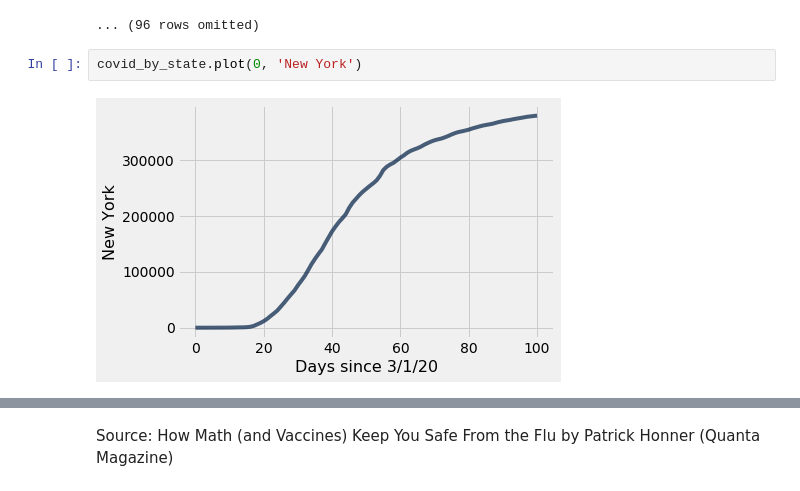
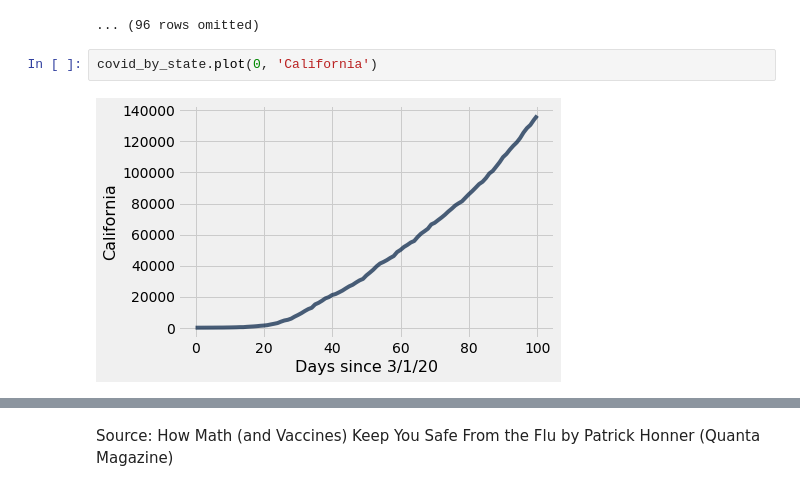
Before and after one commit to ds-modules/BUDS-SU21-Dev, a Jupyter notebook: Project_1/Project_1.ipynb, the cells around one changed output, grey strips where cells are left out. Drawn from its saved outputs; the diff is of its cells as text.

```diff
--- a/Project_1/Project_1.ipynb
+++ b/Project_1/Project_1.ipynb
@@ -262,6 +389,6 @@ covid_by_state.show(5)
 | 4 | 0 | 0 | 0 | 1 | 0 | 51 | 2 | 0 | ... |
 ... (96 rows omitted)
 # %%
-covid_by_state.plot(0, 'New York')
+covid_by_state.plot(0, 'California')
 # %% [output]
-[figure, old version]
+[figure, new version]
```
Also changed, not shown: parts of 45 cells of this notebook.
